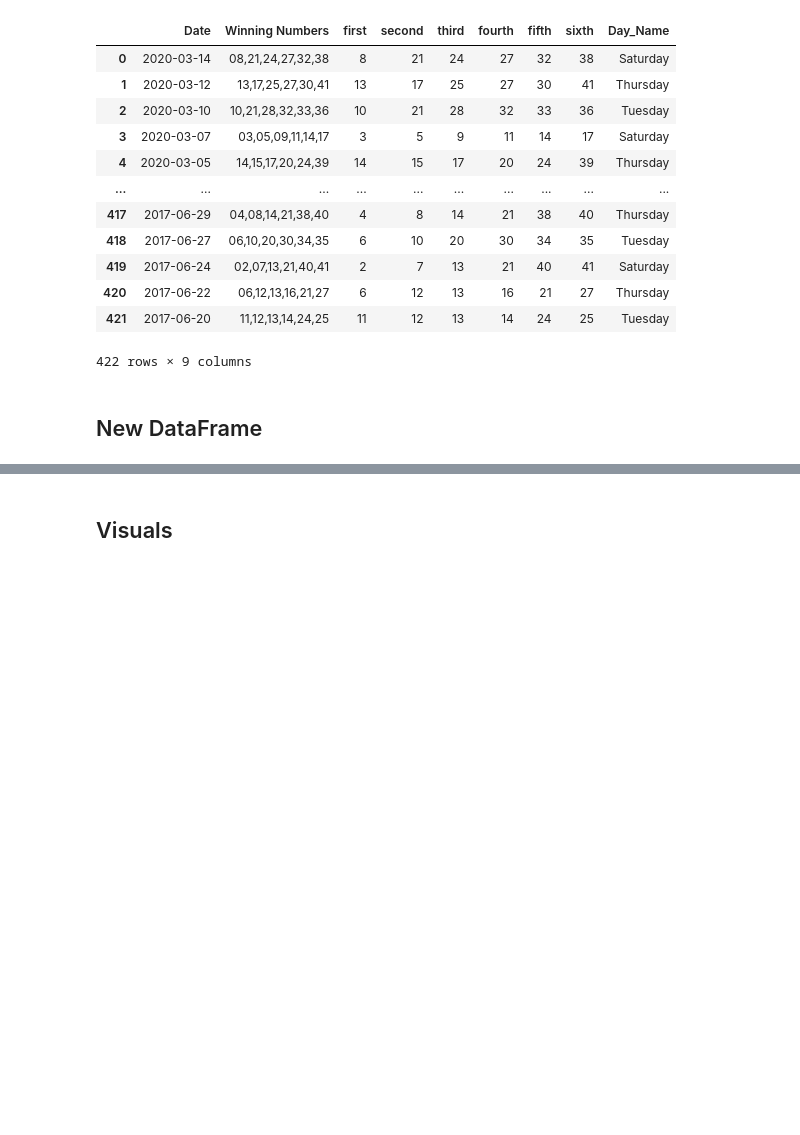
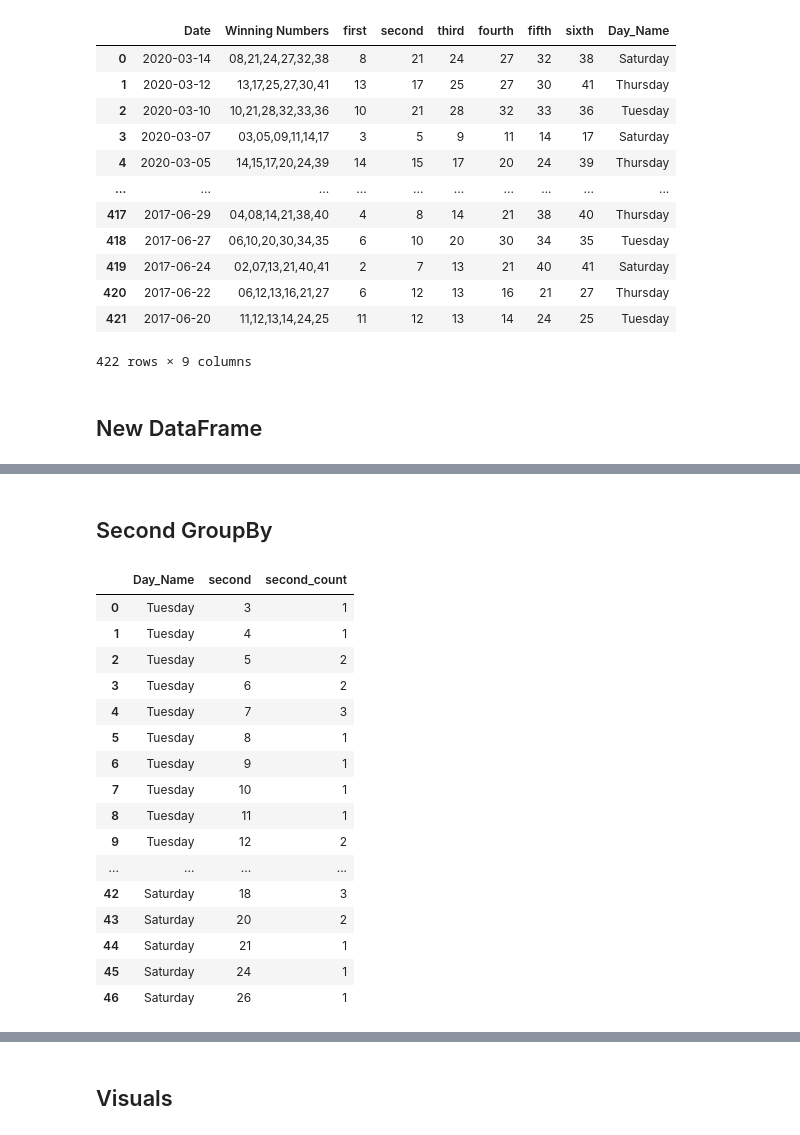
Before and after one commit to Jared-Caraan/Lotto_Analysis, a Jupyter notebook: Scripts/visual_test2.ipynb, the cells around one changed output, grey strips where cells are left out. Saved outputs shown, nothing was run; the diff lists cells and outputs as text; code cells hidden in the pictures; blank space fills up the shorter version.

```diff
--- a/Scripts/visual_test2.ipynb
+++ b/Scripts/visual_test2.ipynb
@@ -58,0 +90,25 @@ df_new['sixth_mean'] = df_new['sixth'].mean()
+# %% [markdown]
+## Second GroupBy
+# %%
+df_grp_second = pd.DataFrame({'second_count': df_grp['second'].value_counts()}).reset_index()
+df_grp_second['Day_Name'] = df_grp_second['Day_Name'].astype(day_type)
+df_grp_second = df_grp_second.sort_values(by=['Day_Name','second']).reset_index(drop=True)
+df_grp_second
+# %% [output]
+|  | Day_Name | second | second_count |
+| 0 | Tuesday | 3 | 1 |
+| 1 | Tuesday | 4 | 1 |
+| 2 | Tuesday | 5 | 2 |
+| 3 | Tuesday | 6 | 2 |
+| 4 | Tuesday | 7 | 3 |
+| 5 | Tuesday | 8 | 1 |
+| 6 | Tuesday | 9 | 1 |
+| 7 | Tuesday | 10 | 1 |
+| 8 | Tuesday | 11 | 1 |
+| 9 | Tuesday | 12 | 2 |
+| ... | ... | ... | ... |
+| 42 | Saturday | 18 | 3 |
+| 43 | Saturday | 20 | 2 |
+| 44 | Saturday | 21 | 1 |
+| 45 | Saturday | 24 | 1 |
+| 46 | Saturday | 26 | 1 |
```
Also changed, not shown: parts of 15 cells of this notebook.
